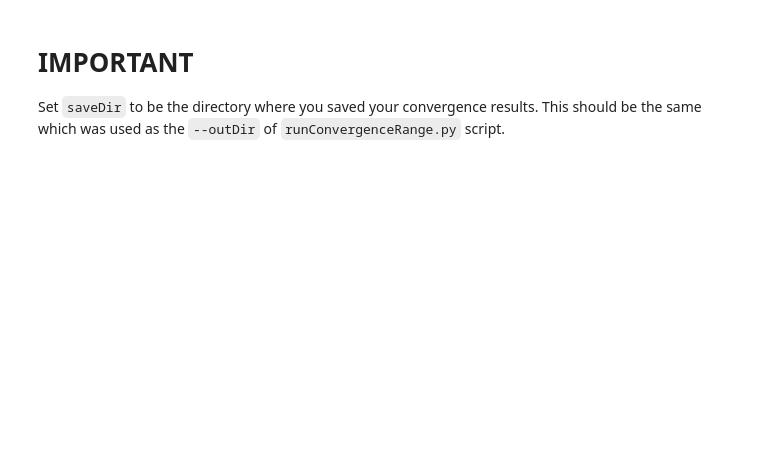
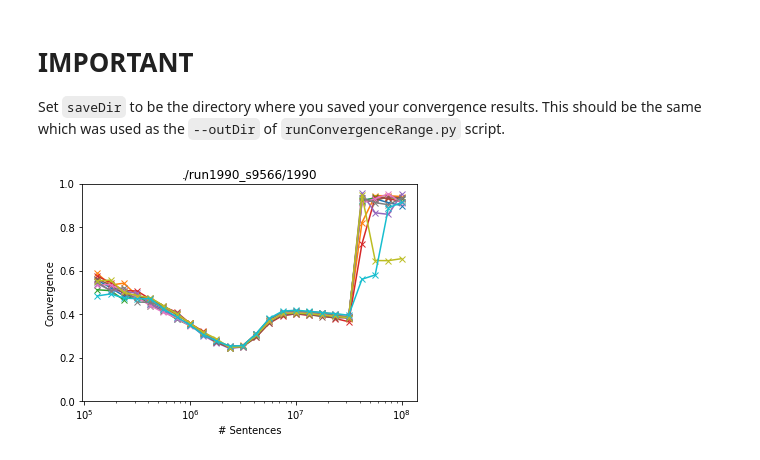
Before and after one commit to c-martinez/w2v-convergence, a Jupyter notebook: VisualizeConvergence.ipynb, the cells around one changed output. Saved outputs shown, nothing was run; the diff lists cells and outputs as text; code cells hidden in the pictures; blank space fills up the shorter version.

```diff
--- a/VisualizeConvergence.ipynb
+++ b/VisualizeConvergence.ipynb
@@ -17,11 +24,13 @@ Set `saveDir` to be the directory where you saved your convergence results. This
 saveDir = ''
 # %%
 def doPlots(convergence, sentenceYearCounter):
-    semilogx(convergence.keys(), convergence.values())
+    semilogx(convergence.keys(), convergence.values(), 'x-')
     xlabel('# Sentences')
     ylabel('Convergence')
     for year,sentenceCount in sentenceYearCounter.iteritems():
         plot([sentenceCount,sentenceCount], [0,1],'--', color='#aaaaaa')
         text(sentenceCount, 0.5, str(year), rotation=270)
+    ax = axis()
+    axis([ ax[0], ax[1], 0.0, 1.0 ])
 # %%
 def plotSentences(sentenceYearCounter):
@@ -31,16 +40,19 @@ def plotSentences(sentenceYearCounter):
     ylabel('# Sentences')
 # %%
 # files = sorted(glob(saveDir + '/convergenceRange_*.pkl'))
-files = sorted(glob('run1900_s?' + '/convergenceRange_*.pkl'))
+files = sorted(glob('./run1990_s*' + '/convergenceRange_*.pkl'))
 
 for f in files:
     convergence, sentenceYearCounter, vocabSize = pkl.load(open(f, 'rb'))
-    plotTitle = f.replace(saveDir + '/convergenceRange_', '').replace('.pkl', '')
+    # plotTitle = f.replace(saveDir + '/convergenceRange_', '').replace('.pkl', '')
+    plotTitle = f.replace('convergenceRange_', '').replace('.pkl', '')
 
-    figure(figsize=(12,4))
-    subplot(1,2,1)
+    # figure(figsize=(12,4))
+    # subplot(1,2,1)
     doPlots(convergence, sentenceYearCounter)
     title(plotTitle)
 
-    subplot(1,2,2)
-    plotSentences(sentenceYearCounter)
+    # subplot(1,2,2)
+    # plotSentences(sentenceYearCounter)
+# %% [output]
+[figure, added]
```
Also changed, not shown: parts of 8 cells of this notebook, 2 other files.
